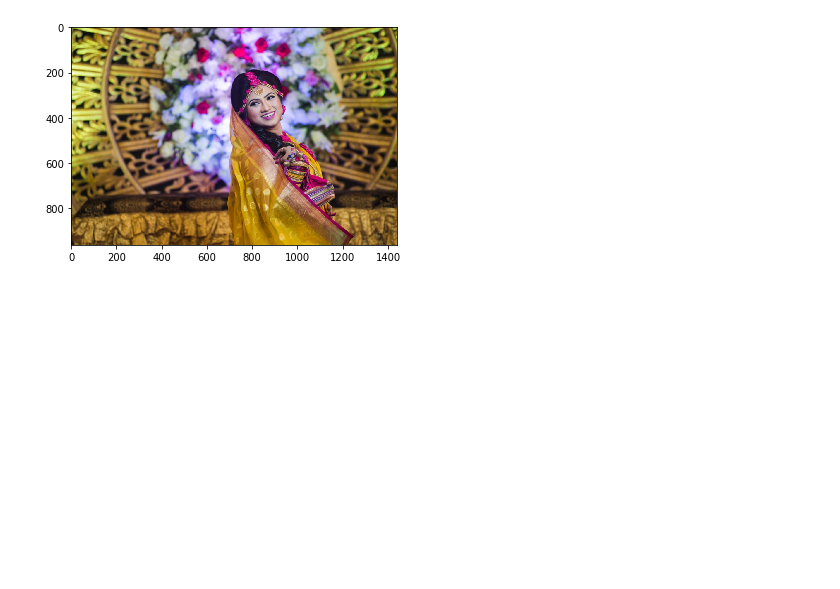
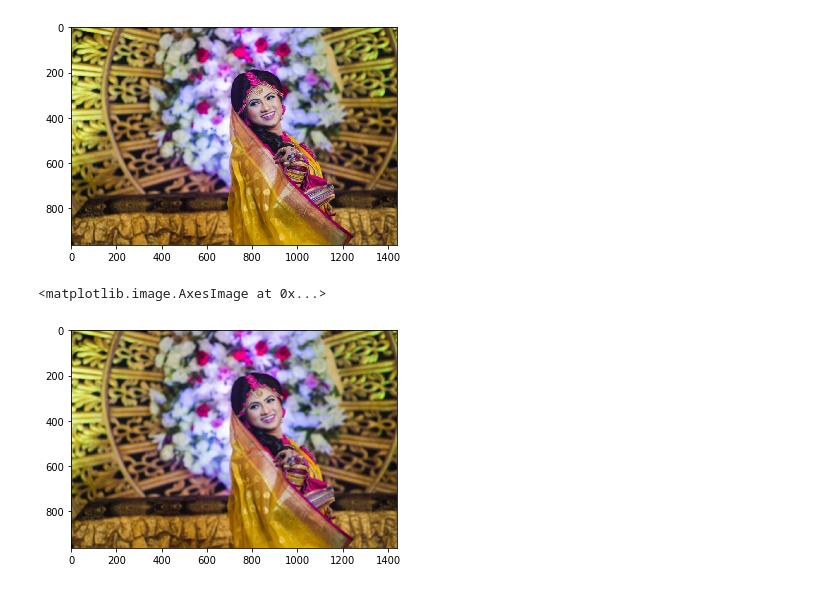
Before and after one commit to abdullah1107/ComputerVision-ImageProcessing, a Jupyter notebook: 12_Convolution_and_Blurring.ipynb, the cells around one changed output. Drawn from its saved outputs; the diff is of its cells as text; code cells hidden in the pictures; blank space fills up the shorter version.

```diff
--- a/12_Convolution_and_Blurring.ipynb
+++ b/12_Convolution_and_Blurring.ipynb
@@ -19,6 +19,9 @@ plt.imshow(blurred)
 [figure]
 # %%
 #creating 7x7 kernel
-kernel_7x7 = np.ones((7,7), np.flot32) / 49
+kernel_7x7 = np.ones((7,7), np.float32) / 49
 blurred2 = cv2.filter2D(image, -1, kernel_7x7)
 plt.imshow(blurred2)
+# %% [output]
+<matplotlib.image.AxesImage at 0x...>
+[figure, added]
```
